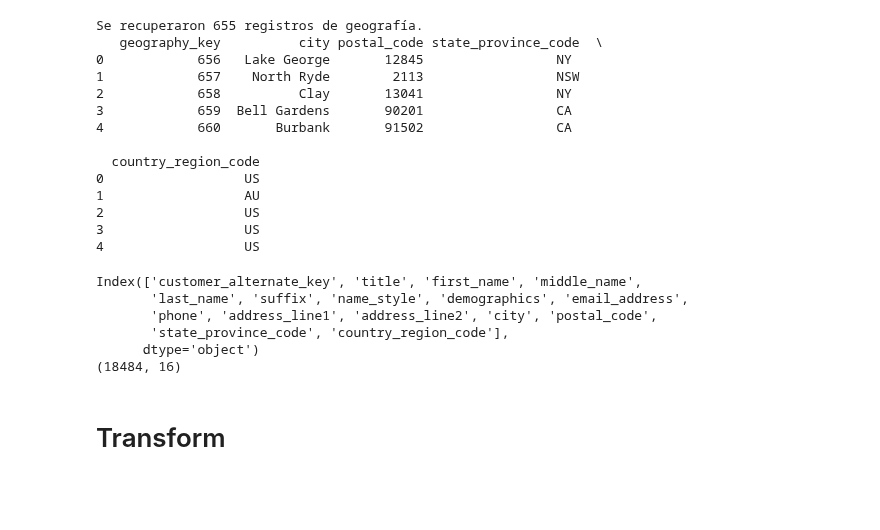
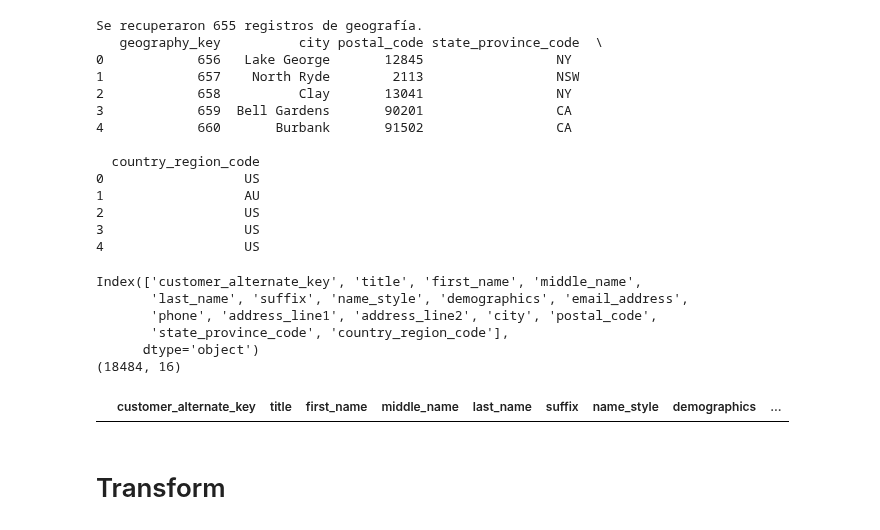
Before and after one commit to andresmg42/AdventureWorks2022ETL, a Jupyter notebook: notebooks/etl_customer_dim.ipynb, the cells around one changed output. Drawn from its saved outputs; the diff is of its cells as text; code cells hidden in the pictures; blank space fills up the shorter version.

Commit message:
dim_customer implemented

```diff
--- a/notebooks/etl_customer_dim.ipynb
+++ b/notebooks/etl_customer_dim.ipynb
@@ -14,23 +11,0 @@ co_oltp,etl_conn,etl_conn_or= connect()
-# %%
-pd.set_option('display.max_columns', None)
-
-# Lista de tablas que queremos inspeccionar
-candidate_tables = [
-    ('person', 'person'),
-    ('sales', 'customer'),
-    ('person', 'address'),
-    ('person', 'state_province'),
-    ('person', 'email_address'),
-    ('person', 'person_phone'),
-    ('sales', 'sales_territory'),
-    ('sales', 'sales_order_header')
-]
-
-for schema, table in candidate_tables:
-    try:
-        cols = inspector_co.get_columns(table, schema=schema)
-        print(f"\n{schema}.{table} -> {len(cols)} columnas")
-        for c in cols:
-            print(f"  - {c['name']:30} {c['type']}")
-    except Exception as e:
-        print(f"\nNo se pudo obtener columnas de {schema}.{table}: {e}")
@@ -144,6 +103,10 @@ Index(['customer_alternate_key', 'title', 'first_name', 'middle_name',
        'state_province_code', 'country_region_code'],
       dtype='object')
 (18484, 16)
+# %%
+df_ctm[df_ctm['customer_alternate_key'].isnull()]
+# %% [output]
+|  | customer_alternate_key | title | first_name | middle_name | last_name | suffix | name_style | demographics | ... |
 # %% [markdown]
 # Transform
 # %%
```
Also changed, not shown: parts of 12 cells of this notebook.
